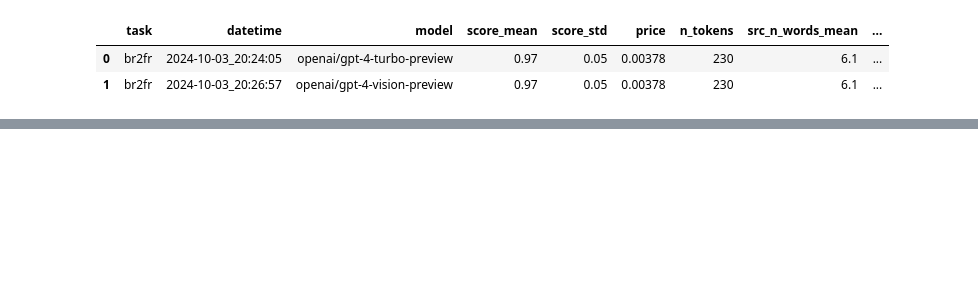
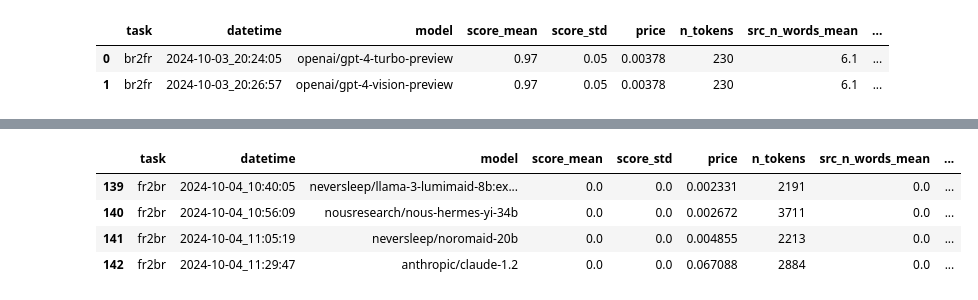
Before and after one commit to marxav/score_br_model, a Jupyter notebook: samples_logs_and_results.ipynb, the cells around one changed output, grey strips where cells are left out. Cells and saved outputs as stored; diff of their text form; code cells hidden in the pictures; blank space fills up the shorter version.

```diff
--- a/samples_logs_and_results.ipynb
+++ b/samples_logs_and_results.ipynb
@@ -79,9 +77,16 @@ sep = ' ± '
 for i, row in df_res.iterrows():
     df_res.at[i, 'score'] = str(row['score_mean']) + sep + str(row['score_std'])
 # %%
-df_res['score_rank'] = (df_res['score_mean']-0.001*df_res['price']).rank(ascending=False, method='first').astype(int)
-df_res['price_rank'] = df_res['price'].rank(ascending=True, method='first').astype(int)
+df_res['s_rank'] = (df_res['score_mean']-0.001*df_res['price']).rank(ascending=False, method='first').astype(int)
+df_res['p_rank'] = df_res['price'].rank(ascending=True, method='first').astype(int)
+df_res = df_res.sort_values(by='s_rank', ascending=True, ignore_index=True)
 df_res.tail(4)
+# %% [output]
+|  | task | datetime | model | score_mean | score_std | price | n_tokens | src_n_words_mean | ... |
+| 139 | fr2br | 2024-10-04_10:40:05 | neversleep/llama-3-lumimaid-8b:ex... | 0.0 | 0.0 | 0.002331 | 2191 | 0.0 | ... |
+| 140 | fr2br | 2024-10-04_10:56:09 | nousresearch/nous-hermes-yi-34b | 0.0 | 0.0 | 0.002672 | 3711 | 0.0 | ... |
+| 141 | fr2br | 2024-10-04_11:05:19 | neversleep/noromaid-20b | 0.0 | 0.0 | 0.004855 | 2213 | 0.0 | ... |
+| 142 | fr2br | 2024-10-04_11:29:47 | anthropic/claude-1.2 | 0.0 | 0.0 | 0.067088 | 2884 | 0.0 | ... |
 # %%
 for task in df_res['task'].unique():
     dfm = df_res.loc[df_res['task'] == task]
```
Also changed, not shown: parts of 11 cells of this notebook, 2 other files.
